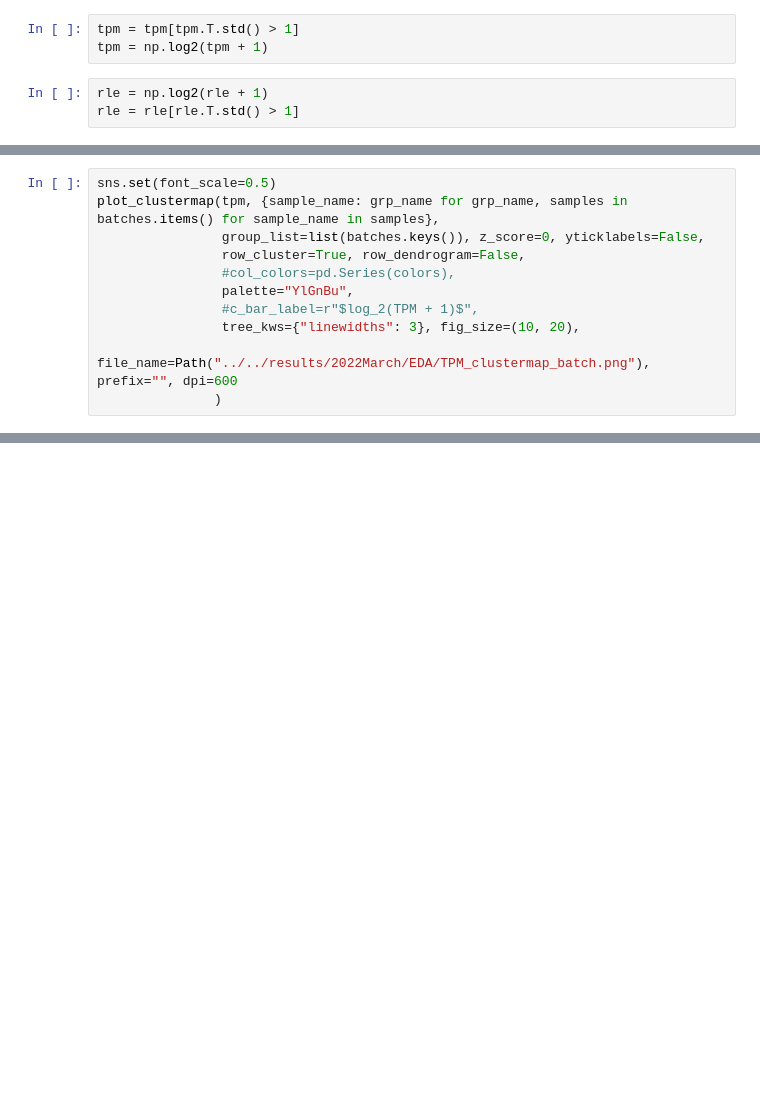
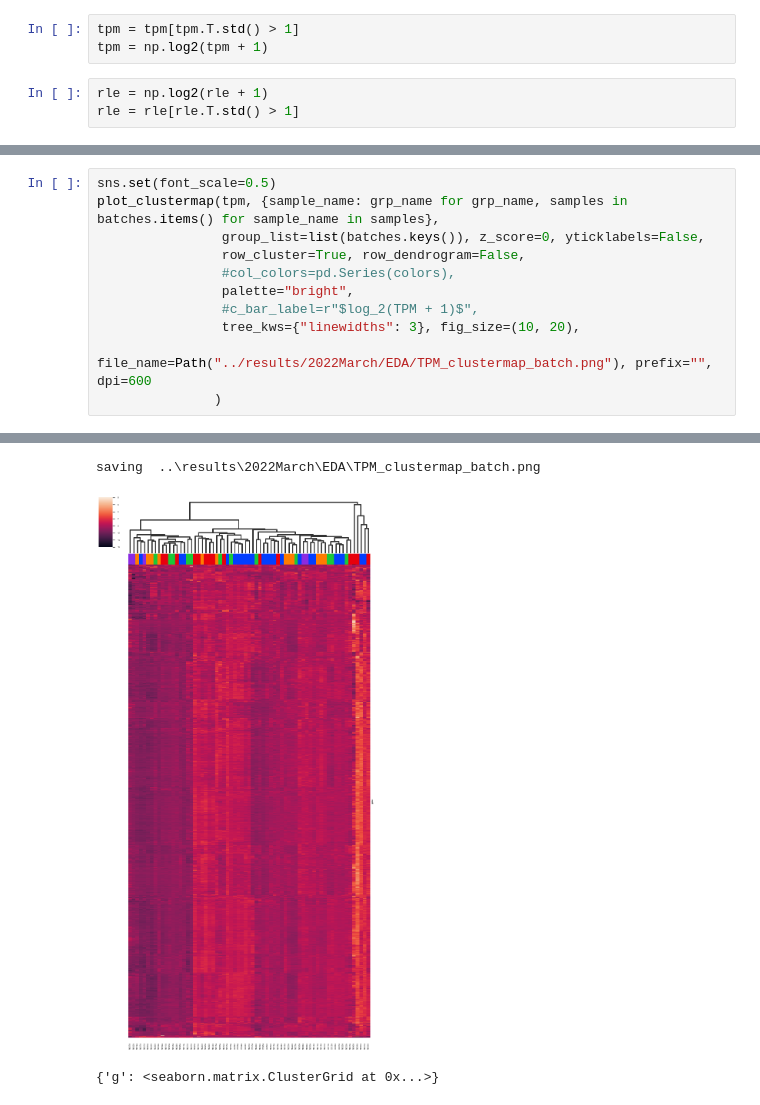
Before and after one commit to qwerty239qwe/blood_rna_analysis, a Jupyter notebook: src/2_visualize_data.ipynb, the cells around one changed output, grey strips where cells are left out. Drawn from its saved outputs; the diff is of its cells as text; blank space fills up the shorter version.

```diff
--- a/src/2_visualize_data.ipynb
+++ b/src/2_visualize_data.ipynb
@@ -87,8 +73,9 @@ plot_clustermap(tpm, {sample_name: grp_name for grp_name, samples in batches.ite
                 group_list=list(batches.keys()), z_score=0, yticklabels=False,
                 row_cluster=True, row_dendrogram=False,
                 #col_colors=pd.Series(colors),
-                palette="YlGnBu",
+                palette="bright",
                 #c_bar_label=r"$log_2(TPM + 1)$",
                 tree_kws={"linewidths": 3}, fig_size=(10, 20),
-                file_name=Path("../../results/2022March/EDA/TPM_clustermap_batch.png"), prefix="", dpi=600
+                file_name=Path("../results/2022March/EDA/TPM_clustermap_batch.png"), prefix="", dpi=600
                )
+# %% [output]
@@ -95,3 +83,6 @@ plot_clustermap(tpm, {sample_name: grp_name for grp_name, samples in batches.ite
+saving  ..\results\2022March\EDA\TPM_clustermap_batch.png
+[figure, added]
+{'g': <seaborn.matrix.ClusterGrid at 0x...>}
 # %%
 sns.set(font_scale=0.5)
 plot_clustermap(tpm, {sample_name: grp_name for grp_name, samples in groups.items() for sample_name in samples},
```
Also changed, not shown: parts of 21 cells of this notebook, 10 other files.
